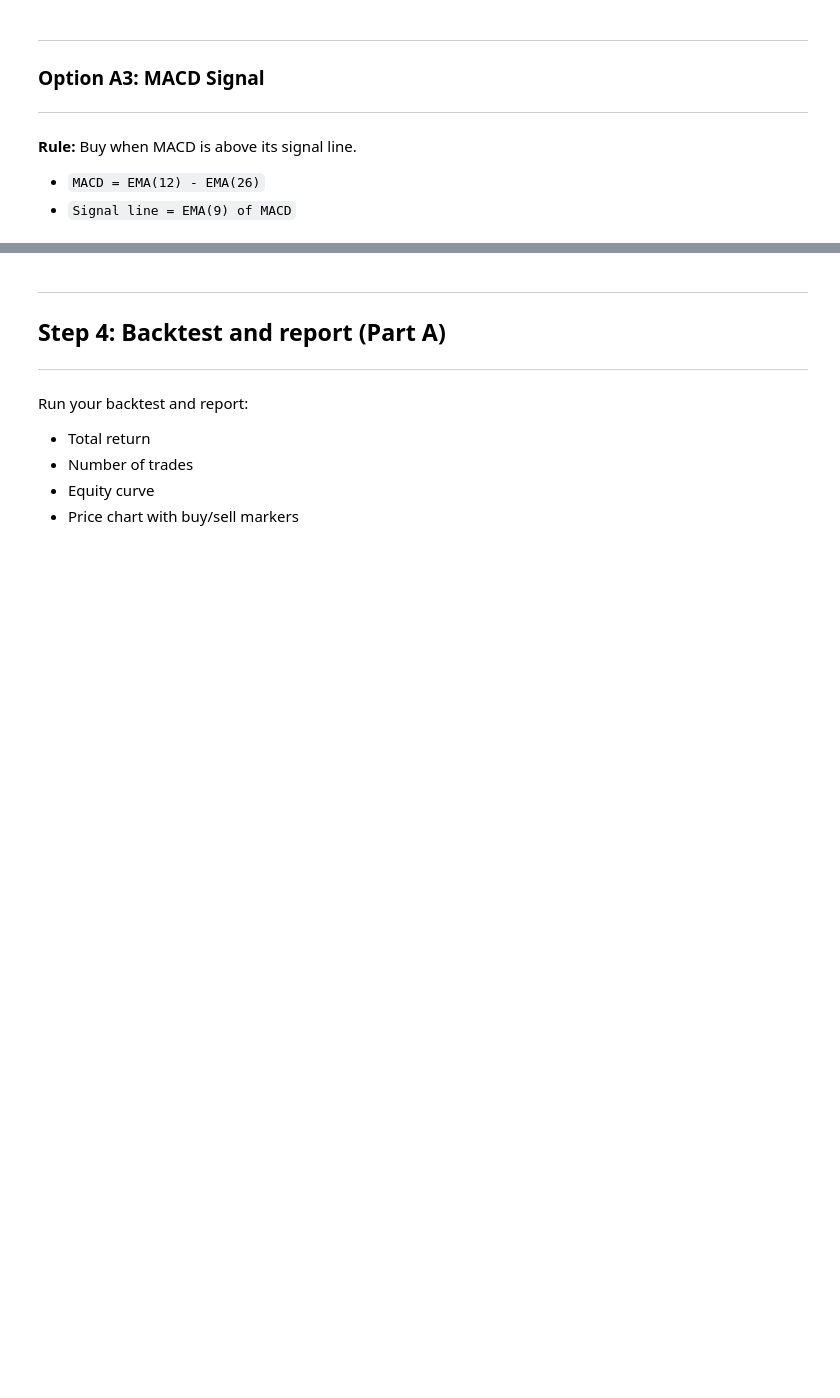
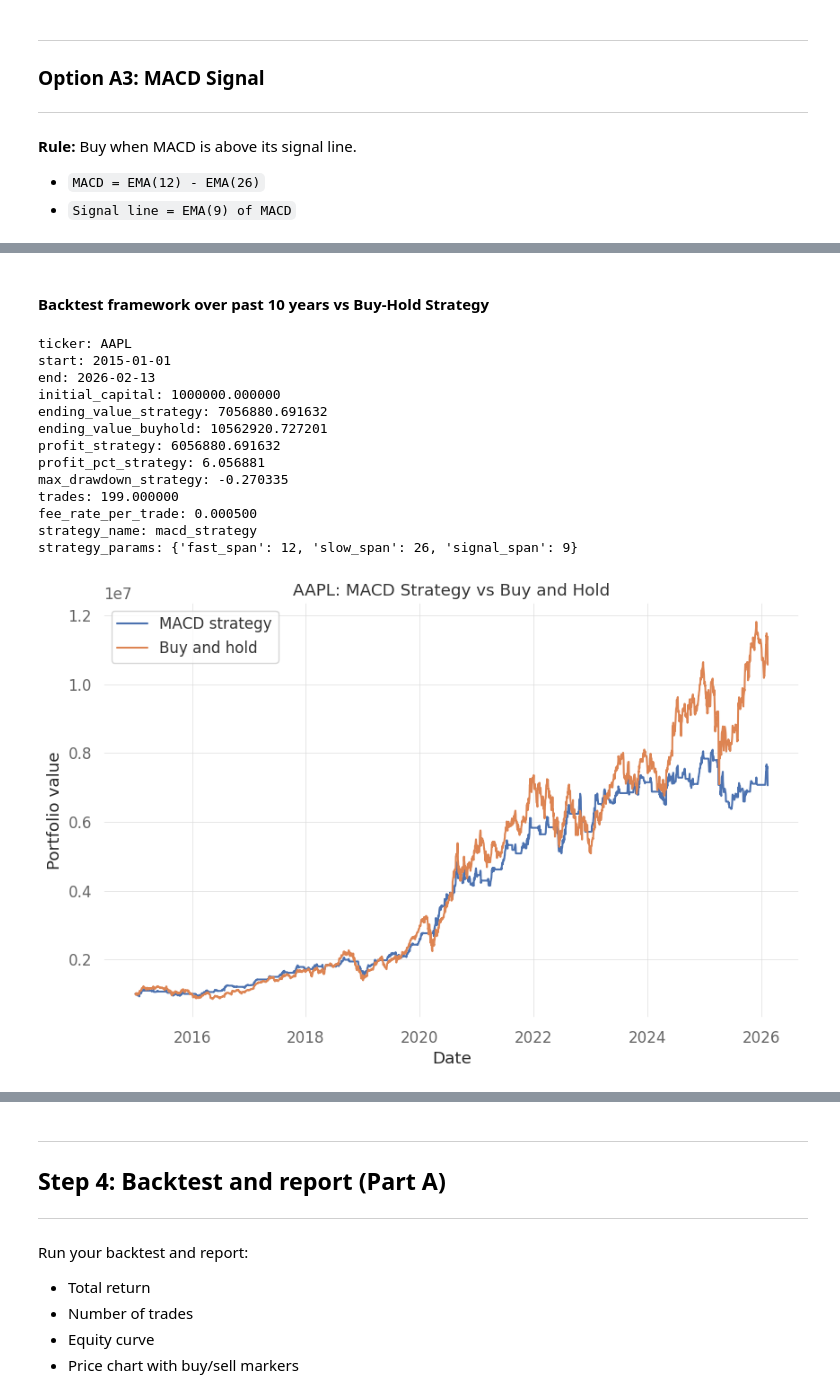
Before and after one commit to sivapira/Momentum_Trading_Project_FM, a Jupyter notebook: Final_FMA_File.ipynb, the cells around one changed output, grey strips where cells are left out. Drawn from its saved outputs; the diff is of its cells as text; code cells hidden in the pictures; blank space fills up the shorter version.

```diff
--- a/Final_FMA_File.ipynb
+++ b/Final_FMA_File.ipynb
@@ -89,0 +157,67 @@ Implement **ONE** of the following by producing a `signal` series (0/1). Comment
+# %% [markdown]
+#### **Backtest framework over past 10 years vs Buy-Hold Strategy**
+# %%
+# 1) Import your backtest engine (edit the module name to match your file)
+from backtest_function import run_backtest
+import pandas as pd
+import matplotlib.pyplot as plt
+
+
+# 2) Define your MACD strategy function (returns RAW position, no shifting here)
+def macd_strategy(prices: pd.Series, data: pd.DataFrame, params: dict) -> pd.Series:
+    fast = int(params.get("fast_span", 12))
+    slow = int(params.get("slow_span", 26))
+    sig  = int(params.get("signal_span", 9))
+
+    ema_fast = prices.ewm(span=fast, adjust=False).mean()
+    ema_slow = prices.ewm(span=slow, adjust=False).mean()
+
+    macd = ema_fast - ema_slow
+    signal = macd.ewm(span=sig, adjust=False).mean()
+
+    # long-only: 1 when MACD > signal else 0
+    return (macd > signal).astype(float)
+
+# 3) Run the backtest
+res = run_backtest(
+    ticker="AAPL",
+    start="2015-01-01",
+    strategy_fn=macd_strategy,
+    strategy_params={"fast_span": 12, "slow_span": 26, "signal_span": 9},
+    initial_capital=1_000_000.0,
+    fee_rate_per_trade=0.0005,
+    shift_signals_by=1,   # avoids look-ahead bias
+    auto_adjust=True
+)
+
+# 4) Print results
+for k, v in res.results.items():
+    if isinstance(v, float):
+        print(f"{k}: {v:.6f}")
+    else:
+        print(f"{k}: {v}")
+
+# 5) Plot equity curves
+plt.figure()
+plt.plot(res.equity_strategy, label="MACD strategy")
+plt.plot(res.equity_buyhold, label="Buy and hold")
+plt.title("AAPL: MACD Strategy vs Buy and Hold")
+plt.xlabel("Date")
+plt.ylabel("Portfolio value")
+plt.legend()
+plt.show()
+# %% [output]
+ticker: AAPL
+start: 2015-01-01
+end: 2026-02-13
+initial_capital: 1000000.000000
+ending_value_strategy: 7056880.691632
+ending_value_buyhold: 10562920.727201
+profit_strategy: 6056880.691632
+profit_pct_strategy: 6.056881
+max_drawdown_strategy: -0.270335
+trades: 199.000000
+fee_rate_per_trade: 0.000500
+strategy_name: macd_strategy
+strategy_params: {'fast_span': 12, 'slow_span': 26, 'signal_span': 9}
+[figure, added]
```
Also changed, not shown: parts of 10 cells of this notebook.
